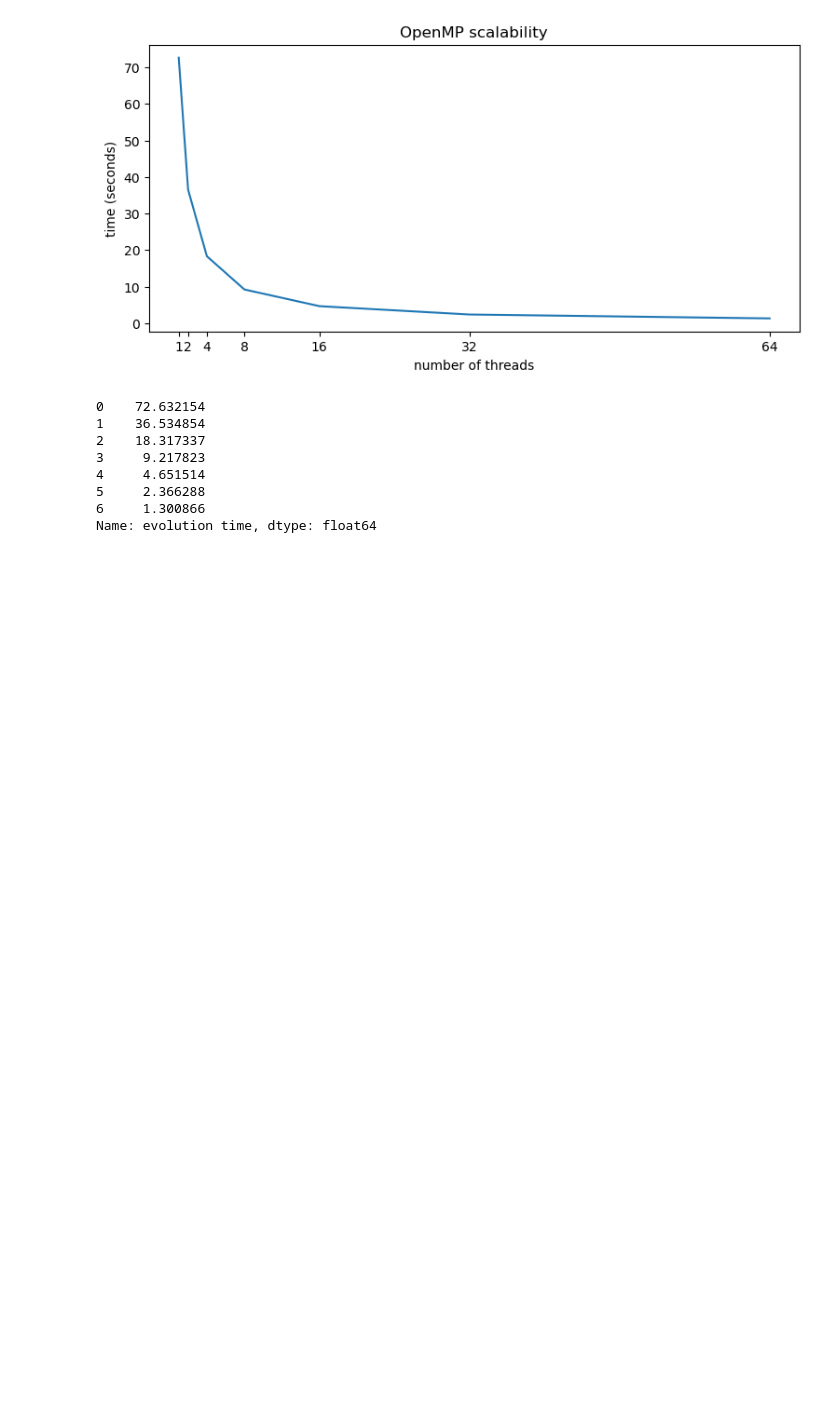
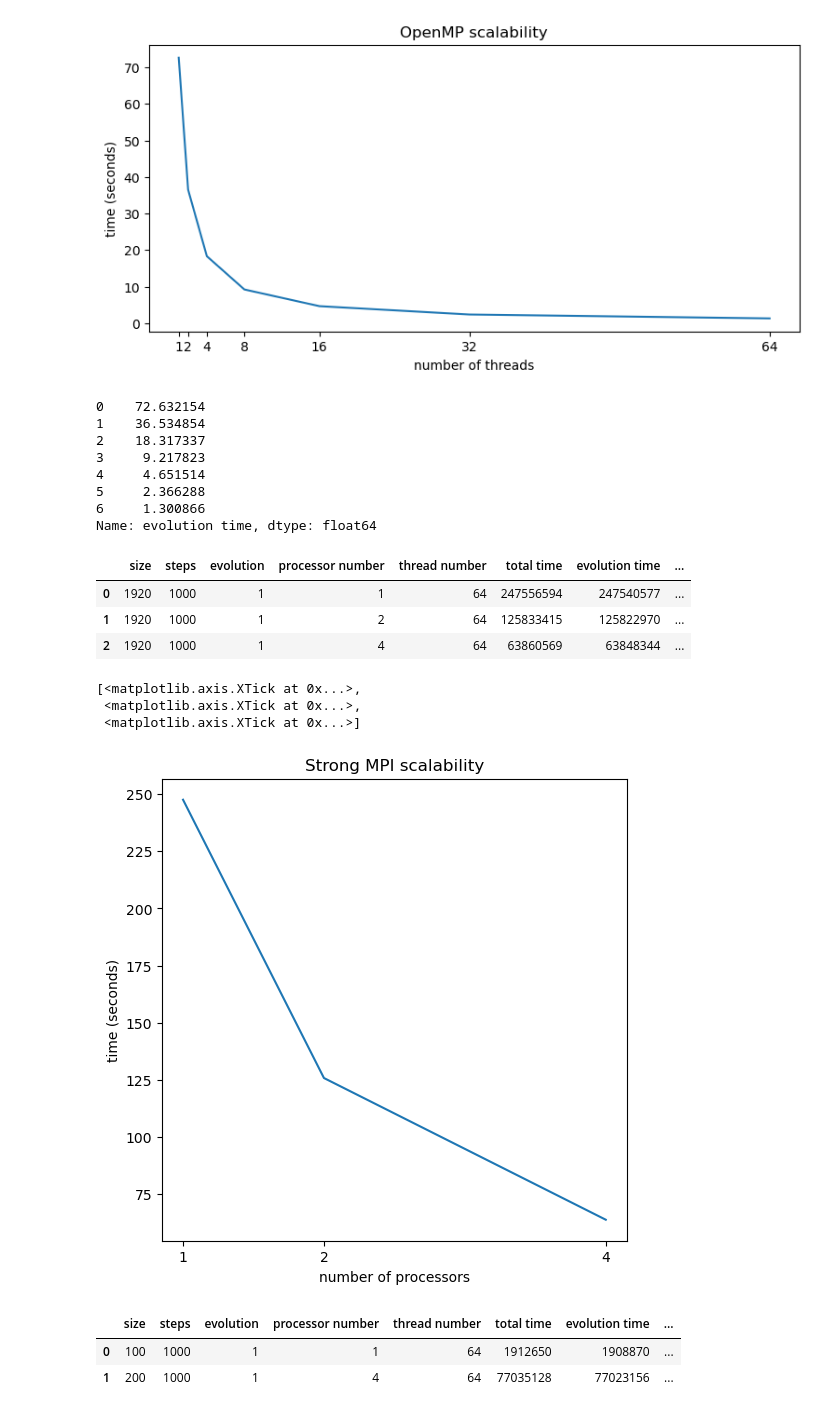
Before and after one commit to Poffix-github/FHPC_exam_project, a Jupyter notebook: exercise_1/plots/plots.ipynb, the cells around one changed output. Saved outputs shown, nothing was run; the diff lists cells and outputs as text; code cells hidden in the pictures; blank space fills up the shorter version.

```diff
--- a/exercise_1/plots/plots.ipynb
+++ b/exercise_1/plots/plots.ipynb
@@ -42,3 +42,33 @@ openMP["evolution time"]/10**6
 5     2.366288
 6     1.300866
 Name: evolution time, dtype: float64
+# %%
+sMPI = pd.read_csv("strongMPI.csv")
+
+sMPI
+# %% [output]
+|  | size | steps | evolution | processor number | thread number | total time | evolution time | ... |
+| 0 | 1920 | 1000 | 1 | 1 | 64 | 247556594 | 247540577 | ... |
+| 1 | 1920 | 1000 | 1 | 2 | 64 | 125833415 | 125822970 | ... |
+| 2 | 1920 | 1000 | 1 | 4 | 64 | 63860569 | 63848344 | ... |
+# %%
+fig, ax = plt.subplots(figsize=(6,6))
+
+ax.plot(sMPI["processor number"], sMPI["evolution time"]/10**6)
+ax.set_xlabel("number of processors")
+ax.set_ylabel("time (seconds)")
+ax.set_title("Strong MPI scalability")
+ax.set_xticks(sMPI["processor number"])
+# %% [output]
+[<matplotlib.axis.XTick at 0x...>,
+ <matplotlib.axis.XTick at 0x...>,
+ <matplotlib.axis.XTick at 0x...>]
+[figure, added]
+# %%
+wMPI = pd.read_csv("weakMPI.csv")
+
+wMPI
+# %% [output]
+|  | size | steps | evolution | processor number | thread number | total time | evolution time | ... |
+| 0 | 100 | 1000 | 1 | 1 | 64 | 1912650 | 1908870 | ... |
+| 1 | 200 | 1000 | 1 | 4 | 64 | 77035128 | 77023156 | ... |
```
Also changed, not shown: parts of 1 cell of this notebook, 5 other files.
